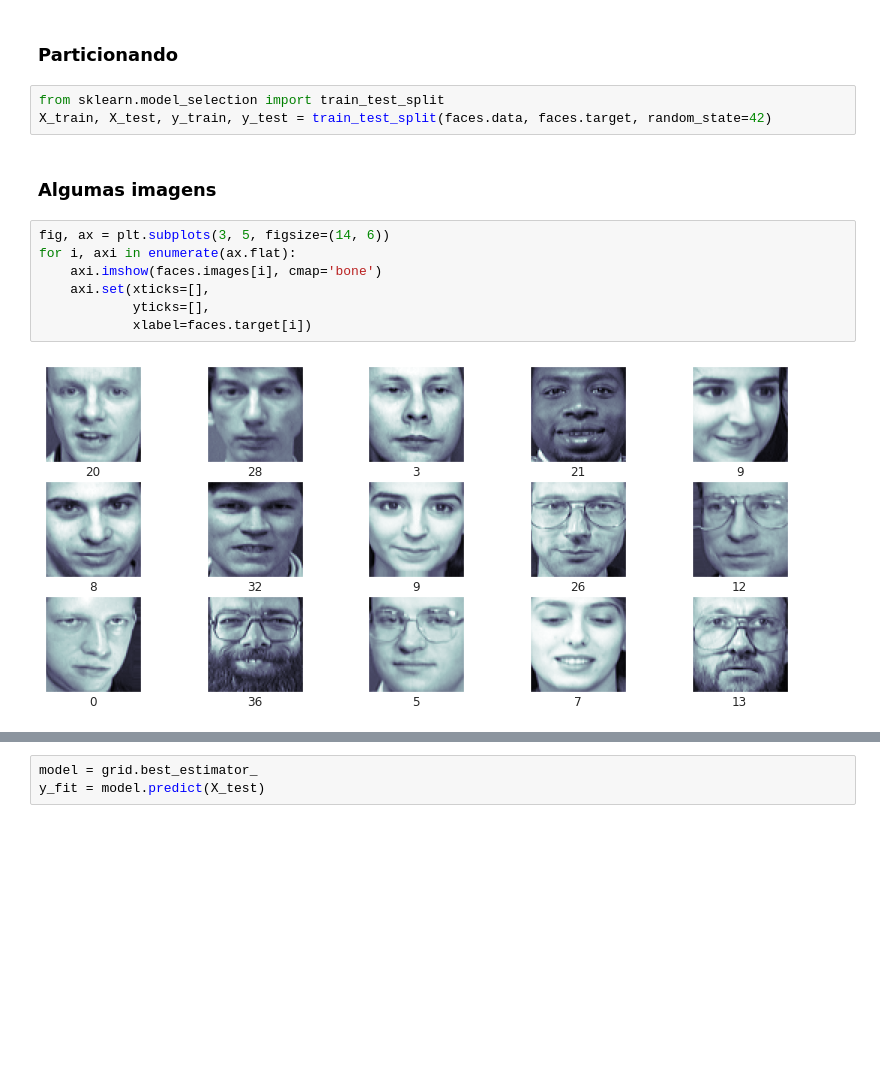
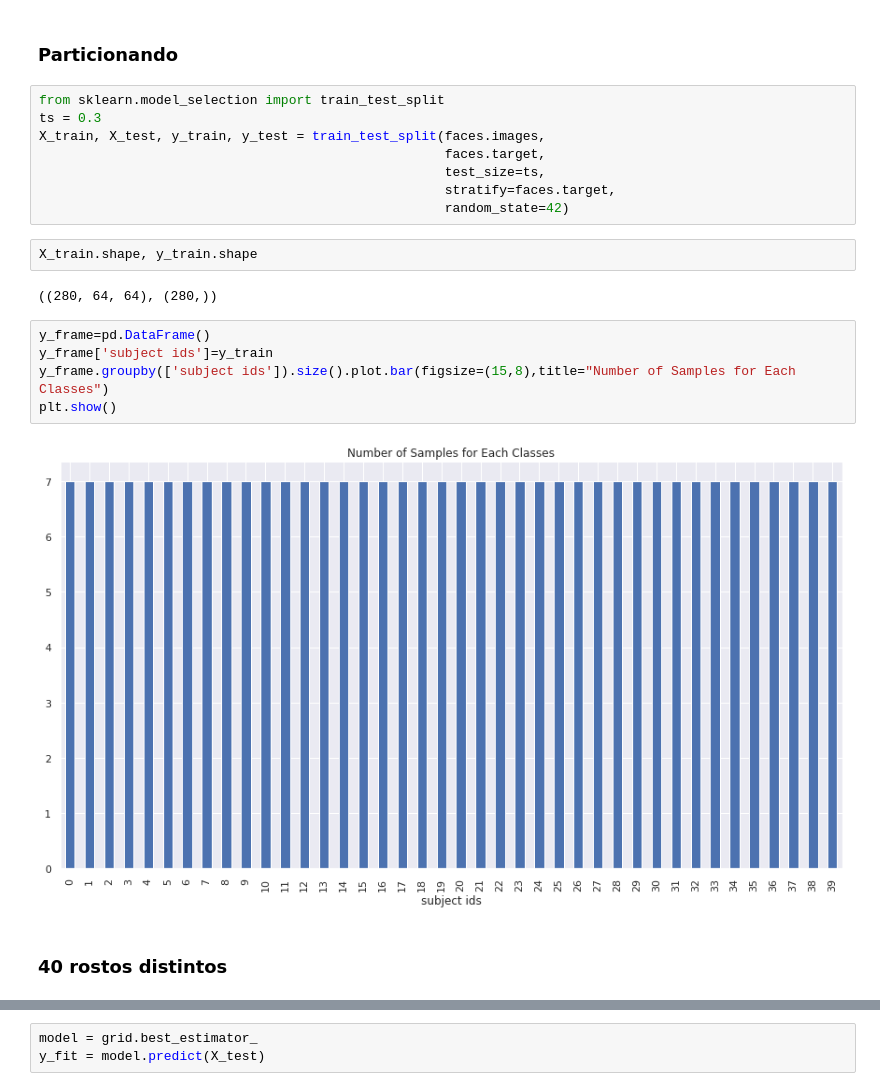
Before and after one commit to gus-phys/AI2-resources, a Jupyter notebook: 08-classificacao/aulas-praticas/aula6/svm/svm-on-Cambridge-faces.ipynb, the cells around one changed output, grey strips where cells are left out. Drawn from its saved outputs; the diff is of its cells as text; blank space fills up the shorter version.

```diff
--- a/08-classificacao/aulas-praticas/aula6/svm/svm-on-Cambridge-faces.ipynb
+++ b/08-classificacao/aulas-praticas/aula6/svm/svm-on-Cambridge-faces.ipynb
@@ -18,15 +19,22 @@ faces = fetch_olivetti_faces(data_home='~/data/', shuffle=True, random_state=42)
 ### Particionando
 # %%
 from sklearn.model_selection import train_test_split
-X_train, X_test, y_train, y_test = train_test_split(faces.data, faces.target, random_state=42)
+ts = 0.3
+X_train, X_test, y_train, y_test = train_test_split(faces.images,
+                                                    faces.target,
+                                                    test_size=ts,
+                                                    stratify=faces.target,
+                                                    random_state=42)
+# %%
+X_train.shape, y_train.shape
+# %% [output]
+((280, 64, 64), (280,))
+# %%
+y_frame=pd.DataFrame()
+y_frame['subject ids']=y_train
+y_frame.groupby(['subject ids']).size().plot.bar(figsize=(15,8),title="Number of Samples for Each Classes")
+plt.show()
+# %% [output]
+[figure, added]
 # %% [markdown]
-### Algumas imagens
+### 40 rostos distintos
-# %%
-fig, ax = plt.subplots(3, 5, figsize=(14, 6))
-for i, axi in enumerate(ax.flat):
-    axi.imshow(faces.images[i], cmap='bone')
-    axi.set(xticks=[],
-            yticks=[],
-            xlabel=faces.target[i])
-# %% [output]
-[figure, removed]
```
Also changed, not shown: parts of 20 cells of this notebook.
